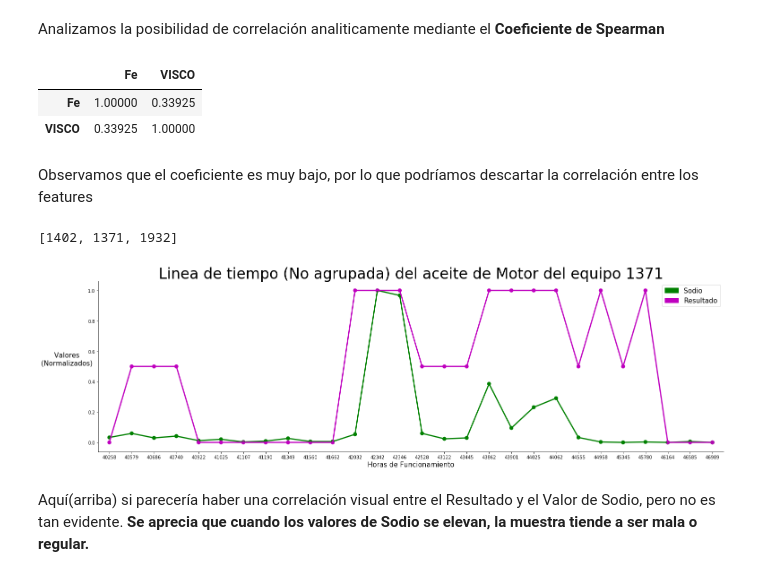
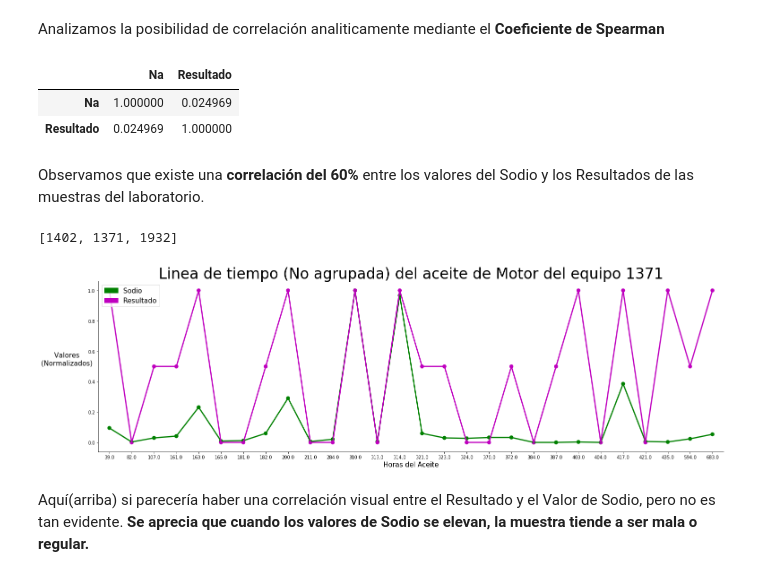
Before and after one commit to JTarletta/Diplodatos, a Jupyter notebook: Mentoría/Mentoria_TP1.ipynb, the cells around one changed output. Cells and saved outputs as stored; diff of their text form; code cells hidden in the pictures.

```diff
--- a/Mentoría/Mentoria_TP1.ipynb
+++ b/Mentoría/Mentoria_TP1.ipynb
@@ -1342,13 +1342,13 @@ Como vemos en el gráfico anterior, no se aprecia una correllación visible entr
 # %% [markdown]
 Analizamos la posibilidad de correlación analiticamente mediante el **Coeficiente de Spearman**
 # %%
-data_motor[['Fe','VISCO']].corr(method='spearman')
+data_motor[['Na','Resultado']].corr(method='spearman')
 # %% [output]
-|  | Fe | VISCO |
-| Fe | 1.00000 | 0.33925 |
-| VISCO | 0.33925 | 1.00000 |
+|  | Na | Resultado |
+| Na | 1.000000 | 0.024969 |
+| Resultado | 0.024969 | 1.000000 |
-# %% [markdown]
-Observamos que el coeficiente es muy bajo, por lo que podríamos descartar la correlación entre los features
+# %% [markdown]
+Observamos que existe una **correlación del 60%** entre los valores del Sodio y los Resultados de las muestras del laboratorio.
 # %%
 # Fijamos una semilla para obtener siempre el mismo resultado
 random.seed(47)
@@ -1394,35 +1394,35 @@ for elemento in elementos:
 # %%
 #Realizamos la gráfica del Equipo con los valores normalizados
 
 plt.figure(figsize=(25,7))
 
 #seaborn.pointplot(x=data_motor['Horas Funcionamiento'].dropna(), y=data_motor['Fe'].dropna(), label='Hierro', color='k')
-seaborn.pointplot(x=data_motor['Horas Funcionamiento'].dropna(), y=data_motor['Na'].dropna(), label='Sodio', color='g')
+seaborn.pointplot(x=data_motor['Horas del Aceite'].dropna(), y=data_motor['Na'].dropna(), label='Sodio', color='g')
 #seaborn.pointplot(x=data_motor['Horas Funcionamiento'].dropna(), y=data_motor['Si'].dropna(), label='Silicio', color='c')
 #seaborn.pointplot(x=data_motor['Horas Funcionamiento'].dropna(), y=data_motor['Al'].dropna(), label='Aluminio', color='b')
 #seaborn.pointplot(x=data_motor['Horas Funcionamiento'].dropna(), y=data_motor['VISCO'].dropna(), label='Viscosidad', color='r')
-seaborn.pointplot(x=data_motor['Horas Funcionamiento'].dropna(), y=data_motor['Resultado'].dropna(), label='Resultado', color='m')
+seaborn.pointplot(x=data_motor['Horas del Aceite'].dropna(), y=data_motor['Resultado'].dropna(), label='Resultado', color='m')
 
 
 plt.title('Linea de tiempo (No agrupada) del aceite de Motor del equipo {}'.format(equipos[1]), size=33)
-plt.xlabel('Horas de Funcionamiento',size=15)
+plt.xlabel('Horas del Aceite',size=15)
 plt.ylabel('Valores                  \n(Normalizados)                  ',size=15,rotation=360)
 
 
 
 label_Fe = mpatches.Patch(color='k', label='Hierro')
 label_Na = mpatches.Patch(color='g', label='Sodio')
 label_Si = mpatches.Patch(color='c', label='Silicio')
 label_Al = mpatches.Patch(color='b', label='Aluminio')
 label_VI = mpatches.Patch(color='r', label='Viscosidad')
 label_Re = mpatches.Patch(color='m', label='Resultado')
 
 
 plt.legend(handles=[label_Na,label_Re],prop={'size': 15})
 seaborn.despine()
 plt.show()
 # %% [output]
-[figure, old version]
+[figure, new version]
 # %% [markdown]
 Aquí(arriba) si parecería haber una correlación visual entre el Resultado y el Valor de Sodio, pero no es tan evidente.
 **Se aprecia que cuando los valores de Sodio se elevan, la muestra tiende a ser mala o regular.**
```
Also changed, not shown: parts of 6 cells of this notebook, 1 other file.
